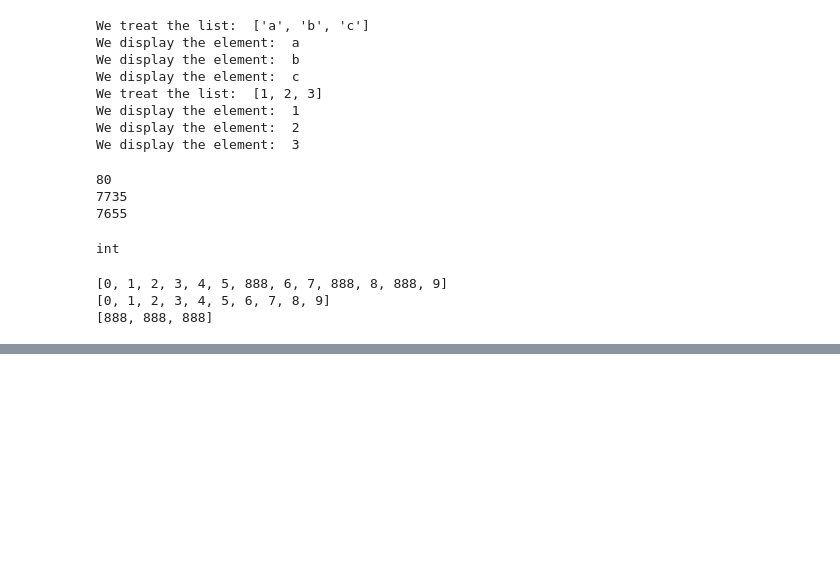
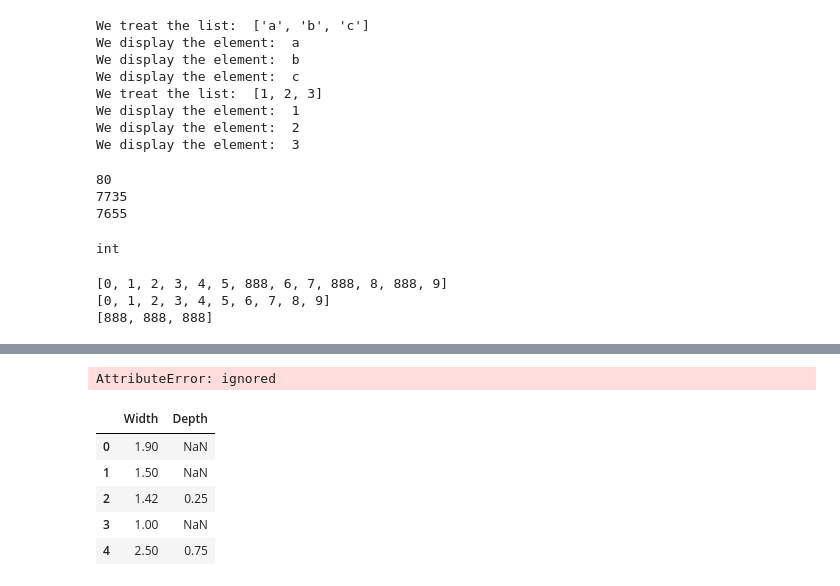
Before and after one commit to D0MOVF/DATA_ACADEMY, a Jupyter notebook: DATA_ACADEMY_1.ipynb, the cells around one changed output, grey strips where cells are left out. Saved outputs shown, nothing was run; the diff lists cells and outputs as text; code cells hidden in the pictures; blank space fills up the shorter version.

```diff
--- a/DATA_ACADEMY_1.ipynb
+++ b/DATA_ACADEMY_1.ipynb
@@ -329,0 +641,19 @@ print(last_list2)
+# %%
+# Data Cleaning
+
+# Assorted 'dirty' Columns
+
+df['Length'].unique()
+df['Engine Hours'].unique()
+df['Fresh Water Cap'].unique()
+
+# Cleaning column 'Length' by updating it with a function - .str.rstrip = strips away a specific substring FROM THE RIGHT!
+# There's also a .str.lstrip to cut leading substrings that are uniformally available in all rows
+
+df['Length'] = df['Length'].str.rstrip(' m')
+df['Length'].unique()
+
+# Issue: no more string values, but still an object! Must tell Python that it can interpret it as a decimal
+# Using pd.to_numeric function
+
+df['Length'] = pd.to_numeric(df['Length'])
@@ -329,0 +695,18 @@ print(last_list2)
+# %%
+df[['Width','Depth']].head()
+
+# Use a loop to adjust multiple columns at once
+
+for col in ['Width','Depth']:
+  df[col] = format_series(df[col], ' m')
+# %% [output]
+AttributeError: ignored
+# %%
+df[['Width','Depth']].head()
+# %% [output]
+|  | Width | Depth |
+| 0 | 1.90 | NaN |
+| 1 | 1.50 | NaN |
+| 2 | 1.42 | 0.25 |
+| 3 | 1.00 | NaN |
+| 4 | 2.50 | 0.75 |
```
Also changed, not shown: parts of 16 cells of this notebook.
